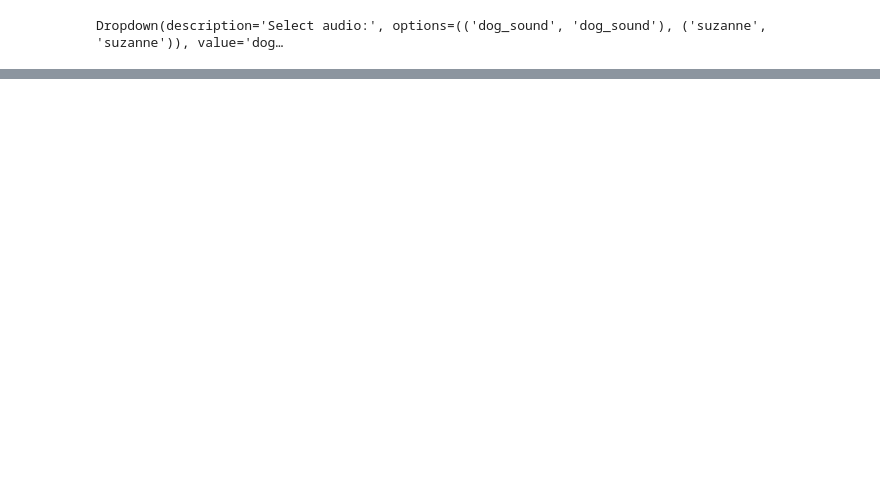
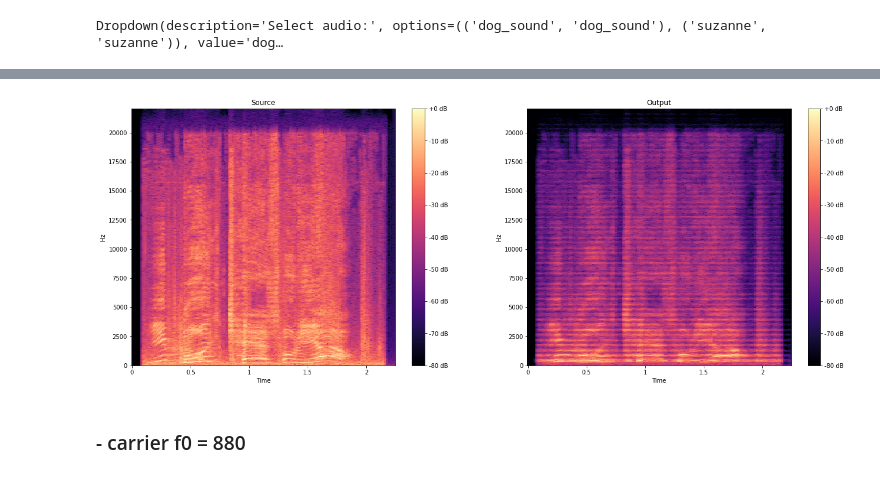
Before and after one commit to YoonjinXD/vocoder_project, a Jupyter notebook: sample_test.ipynb, the cells around one changed output, grey strips where cells are left out. Saved outputs shown, nothing was run; the diff lists cells and outputs as text; code cells hidden in the pictures; blank space fills up the shorter version.

Commit message:
fix vocoder algorithm

```diff
--- a/sample_test.ipynb
+++ b/sample_test.ipynb
@@ -81,0 +55,26 @@ plt.colorbar(img, ax=axes[1], format="%+2.f dB")
+# %%
+class Channel_Vocoder():
+    def __init__(self, n_channel, sr, hop_length=256, n_fft=1024):
+        self.n_channel = n_channel
+        self.sr = sr
+        self.hop_length = hop_length
+        self.n_fft = n_fft
+
+    def __call__(self, modulator_x, carrier_type='sawtooth', carrier_f0=440):
+        # Set carrier signal
+        dur = modulator_x.shape[0]
+        if carrier_type == 'sawtooth':
+            carrier_x = sawtooth_osc(f0=carrier_f0, dur=dur, sr=self.sr)
+        elif carrier_type == 'square':
+            carrier_x = square_osc(f0=carrier_f0, dur=dur, sr=self.sr)
+        else:
+            # TODO: 여기 종류 더 많아지면 개선 필요
+            print("Carrier Type Error")
+
+        # STFT
+        modulator_x = librosa.stft(modulator_x, window='hann', n_fft=self.n_fft, hop_length=self.hop_length)
+        carrier_x = librosa.stft(carrier_x, window='hann', n_fft=self.n_fft, hop_length=self.hop_length)
+
+        # Muliply freq components
+        y = np.multiply(modulator_x, carrier_x) # 여기서 freq를 좀 바꿔가면서 실험 -> shift 정도를 랜덤으로
+        return librosa.istft(y)
@@ -81,0 +83,4 @@ plt.colorbar(img, ax=axes[1], format="%+2.f dB")
+# %%
+channel_vocoder = Channel_Vocoder(n_channel=20, sr=sr)
+output = channel_vocoder(modulator_x, carrier_type='sawtooth', carrier_f0=440)
+ipd.Audio(output, rate=sr)
@@ -81,0 +89,6 @@ plt.colorbar(img, ax=axes[1], format="%+2.f dB")
+# %%
+compare_stft(modulator_x, output)
+# %% [output]
+[figure, added]
+# %% [markdown]
+### - carrier f0 = 880
```
Also changed, not shown: parts of 16 cells of this notebook.
